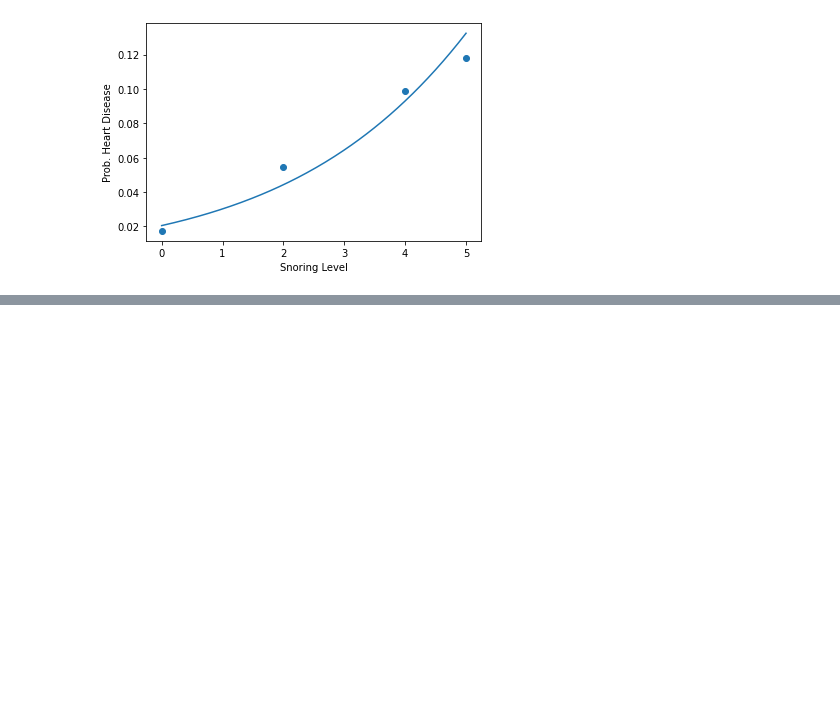
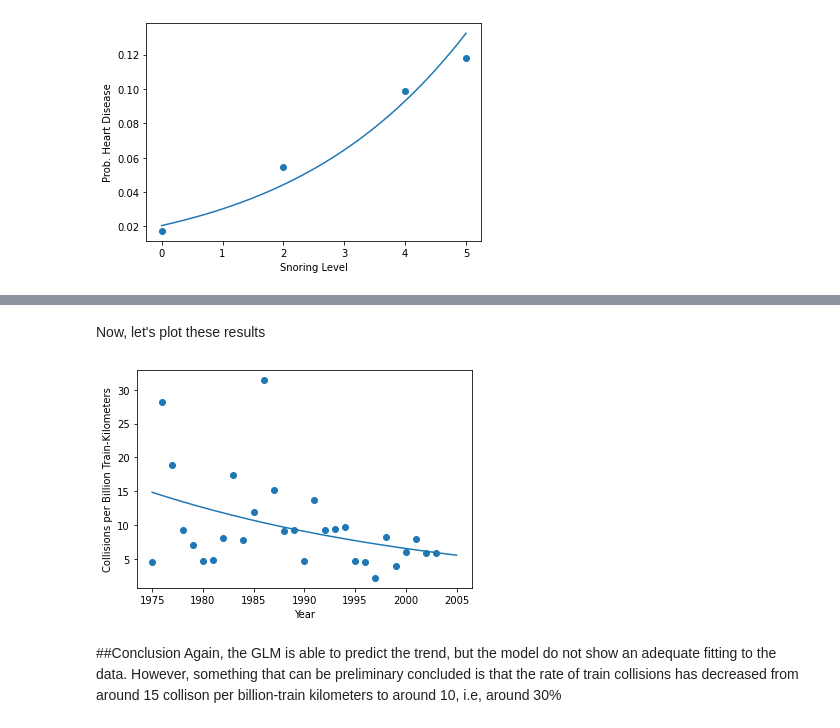
Before and after one commit to dalexa10/Python_Data_Science, a Jupyter notebook: Statistical_Modeling/GLM/generalized_linear_model.ipynb, the cells around one changed output, grey strips where cells are left out. Drawn from its saved outputs; the diff is of its cells as text; code cells hidden in the pictures; blank space fills up the shorter version.

```diff
--- a/Statistical_Modeling/GLM/generalized_linear_model.ipynb
+++ b/Statistical_Modeling/GLM/generalized_linear_model.ipynb
@@ -309,0 +421,5 @@ plt.show()
+# %%
+url_data_train = 'https://raw.githubusercontent.com/dalexa10/Python_Data_Science/main/Statistical_Modeling/GLM/traincollisions.txt'
+tc = pd.read_csv(url_data_train, sep=' ') # Last column dropped, it doesn't mean anything
+tc.shape
+tc.head(5)
@@ -309,0 +446,7 @@ plt.show()
+# %%
+endog = tc.TrRd
+exog = sm.add_constant(tc.Year-1975)
+
+tcfit = sm.GLM(endog, exog, offset = np.log(tc.KM), family=sm.families.Poisson()) #offset = log(KM)
+result5 = tcfit.fit()
+print(result5.summary())
@@ -309,0 +471,17 @@ plt.show()
+# %% [markdown]
+Now, let's plot these results
+# %%
+plt.scatter(tc.Year, 1000*tc.TrRd/tc.KM)
+plt.ylabel('Collisions per Billion Train-Kilometers')
+plt.xlabel('Year')
+newyear = np.linspace(1975, 2005, 200)
+KM = [1]*200
+result5.predict(sm.add_constant(newyear-1975), offset = np.log(KM)) # predict when KM=1, log(1)=0
+# result5.predict(sm.add_constant(newyear-1975), offset = [0]*200)
+plt.plot(newyear, 1000 * result5.predict(sm.add_constant(newyear-1975), offset =  np.log(KM)))
+plt.show()
+# %% [output]
+[figure, added]
+# %% [markdown]
+##Conclusion
+Again, the GLM is able to predict the trend, but the model do not show an adequate fitting to the data. However, something that can be preliminary concluded is that the rate of train collisions has decreased from around 15 collison per billion-train kilometers to around 10, i.e, around 30%
```
Also changed, not shown: parts of 33 cells of this notebook.
